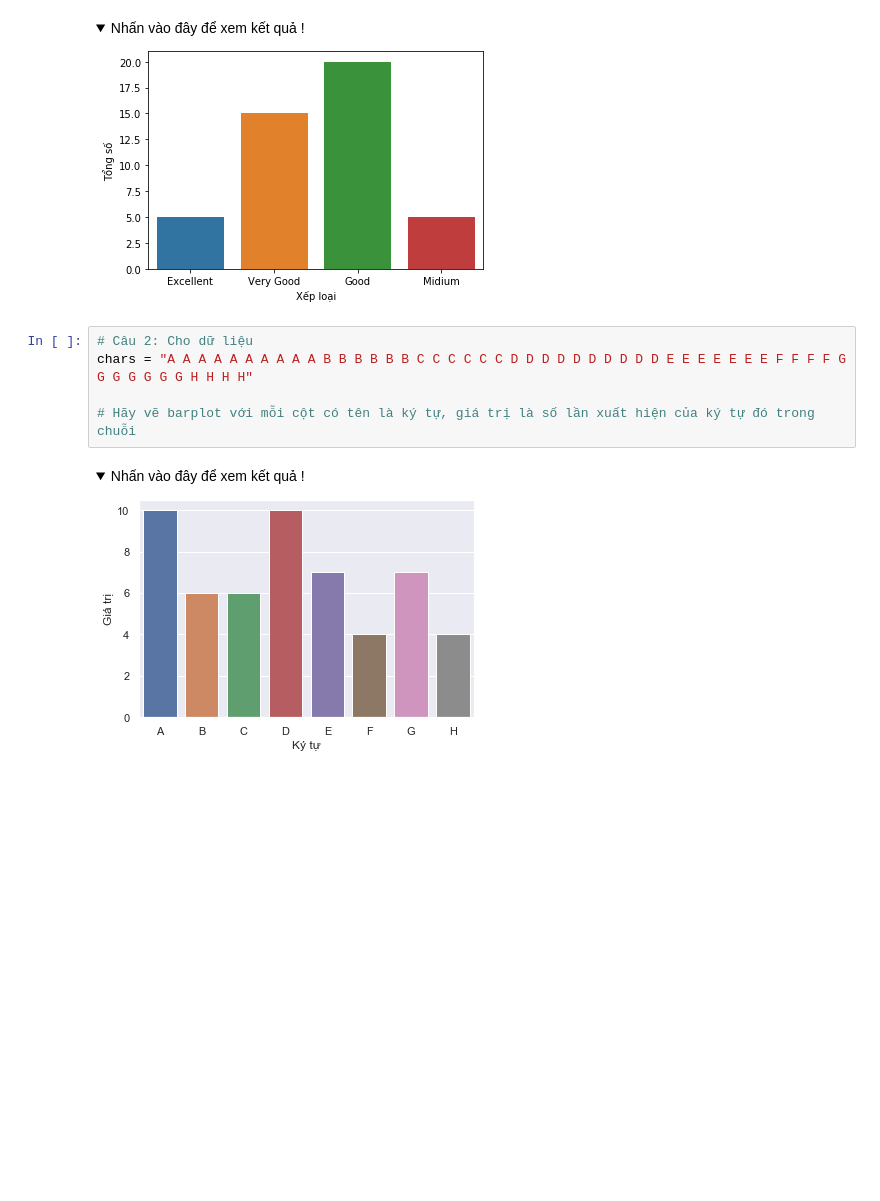
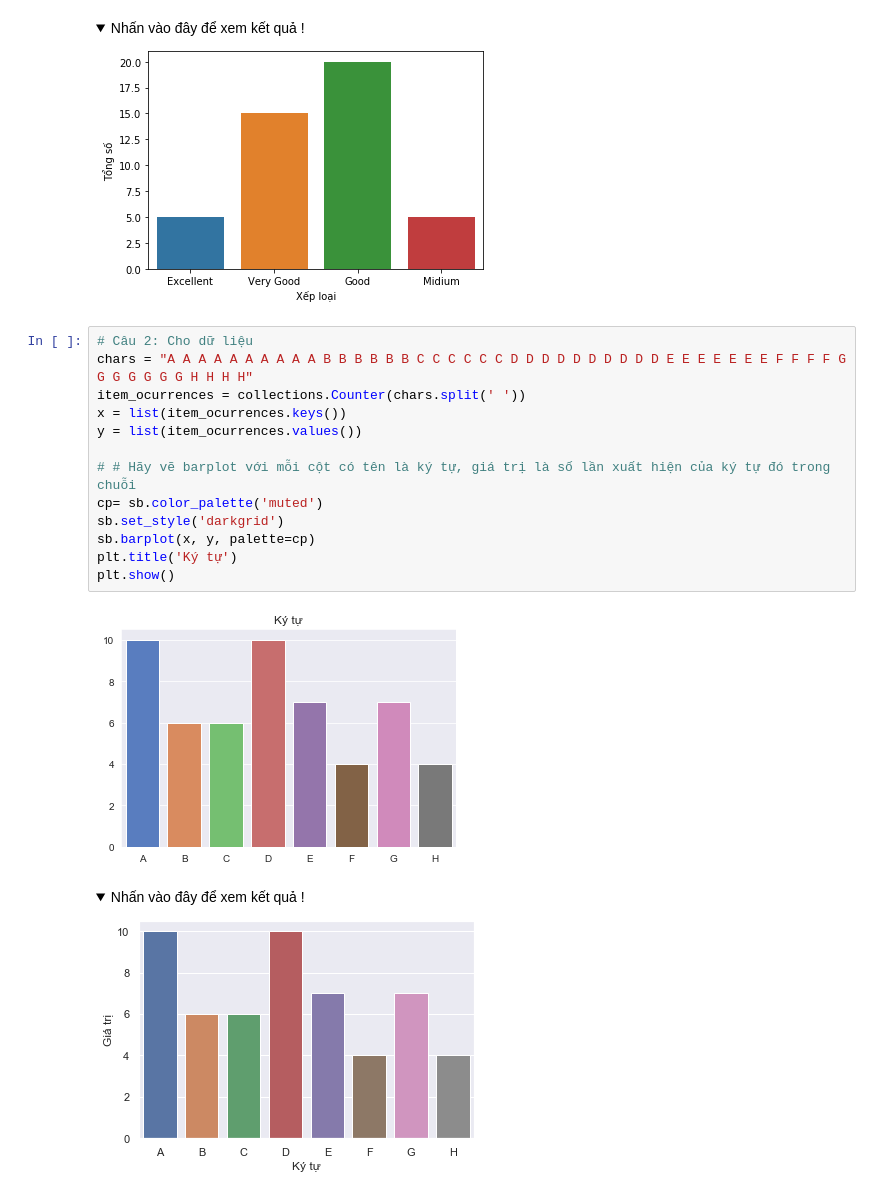
Before and after one commit to ngcvm/data-science-and-machine-learning-fundamentals, a Jupyter notebook: Chapter7_Exercise1_Barplot_Swarmplot.ipynb, the cells around one changed output. Drawn from its saved outputs; the diff is of its cells as text; folded sections open; blank space fills up the shorter version.

```diff
--- a/Chapter7_Exercise1_Barplot_Swarmplot.ipynb
+++ b/Chapter7_Exercise1_Barplot_Swarmplot.ipynb
@@ -24,8 +31,18 @@ y = [5.0,15.0,20.0,5.0]
 # %%
 # Câu 2: Cho dữ liệu
 chars = "A A A A A A A A A A B B B B B B C C C C C C D D D D D D D D D D E E E E E E E F F F F G G G G G G G H H H H"
+item_ocurrences = collections.Counter(chars.split(' '))
+x = list(item_ocurrences.keys())
+y = list(item_ocurrences.values())
 
-# Hãy vẽ barplot với mỗi cột có tên là ký tự, giá trị là số lần xuất hiện của ký tự đó trong chuỗi
+# # Hãy vẽ barplot với mỗi cột có tên là ký tự, giá trị là số lần xuất hiện của ký tự đó trong chuỗi
+cp= sb.color_palette('muted')
+sb.set_style('darkgrid')
+sb.barplot(x, y, palette=cp)
+plt.title('Ký tự')
+plt.show()
+# %% [output]
+[figure, added]
 # %% [markdown]
 <details>
   <summary>Nhấn vào đây để xem kết quả !</summary>
```
Also changed, not shown: parts of 4 cells of this notebook, 3 other files.
